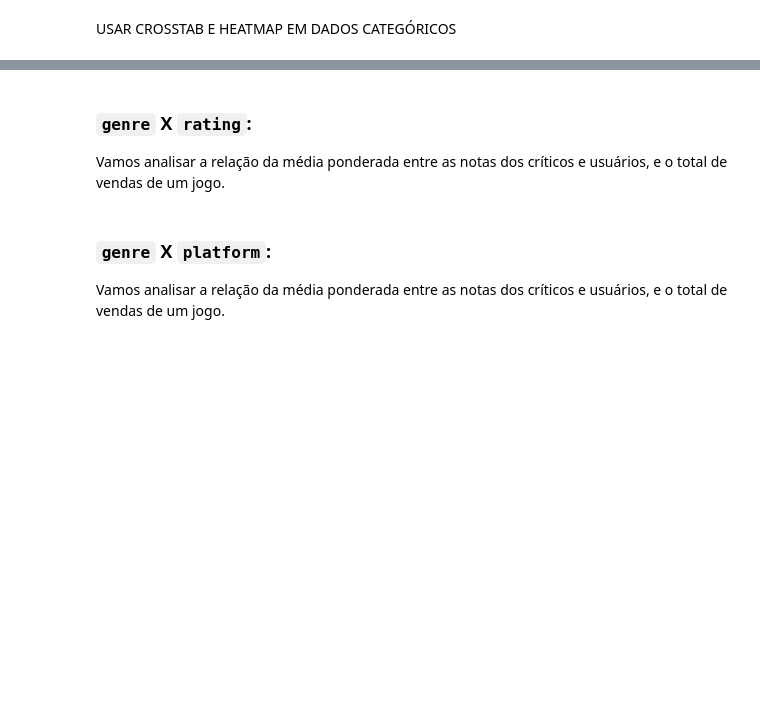
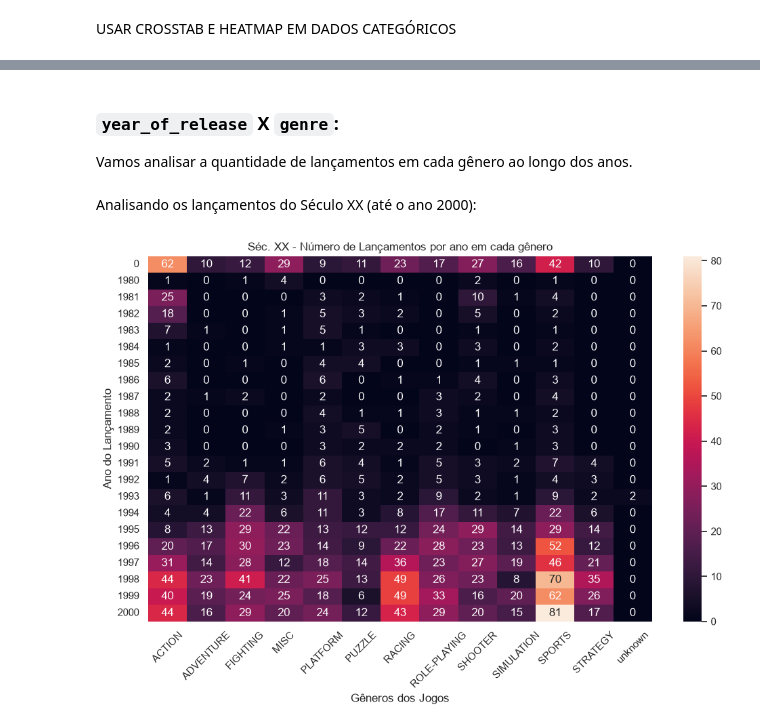
Before and after one commit to JLMB2015/games-analysis, a Jupyter notebook: project.ipynb, the cells around one changed output, grey strips where cells are left out. Cells and saved outputs as stored; diff of their text form; code cells hidden in the pictures; blank space fills up the shorter version.

```diff
--- a/project.ipynb
+++ b/project.ipynb
@@ -2356,8 +1746,30 @@ Vamos analisar a relação da média ponderada entre as notas dos críticos e us
-# %% [markdown]
-### `genre` X `rating`:
-
-Vamos analisar a relação da média ponderada entre as notas dos críticos e usuários, e o total de vendas de um jogo.
-# %% [markdown]
-### `genre` X `platform`:
-
-Vamos analisar a relação da média ponderada entre as notas dos críticos e usuários, e o total de vendas de um jogo.
+# %% [markdown]
+### `year_of_release` X `genre`:
+
+Vamos analisar a quantidade de lançamentos em cada gênero ao longo dos anos.
+# %%
+# Gerando o DataFrame com os dados relevantes
+data_to_plot = df[["year_of_release","genre"]].copy().reset_index(drop=True)
+data_to_plot = data_to_plot.sort_values('year_of_release').reset_index()
+data_to_plot = data_to_plot.groupby(['year_of_release', 'genre'])['index'].count().reset_index()
+data_to_plot = data_to_plot.rename(columns={'index': 'count'})
+
+sec_xx = data_to_plot['year_of_release'] < 2001 #Máscara booleana para todos os lançamentos do século 20
+sec_xxi = data_to_plot['year_of_release'] >= 2001 #Máscara booleana para todos os lançamentos do século 21
+# %% [markdown]
+Analisando os lançamentos do Século XX (até o ano 2000):
+# %%
+# Separando os anos de lançamento:
+df_sec_xx = data_to_plot[sec_xx]
+# Reatribuindo um DataFrame tratado à variável df_sec_xx - tabela pivot-table
+df_sec_xx = df_sec_xx.pivot_table(index='year_of_release', columns='genre', values='count', fill_value=0)
+
+graph = sns.heatmap(data=df_sec_xx, annot=True, fmt=".0f")
+plt.xticks(rotation=45)
+plt.title("Séc. XX - Número de Lançamentos por ano em cada gênero")
+plt.xlabel("Gêneros dos Jogos")
+plt.ylabel("Ano do Lançamento")
+
+plt.show(graph)
+# %% [output]
+[figure, added]
```
Also changed, not shown: parts of 92 cells of this notebook.
